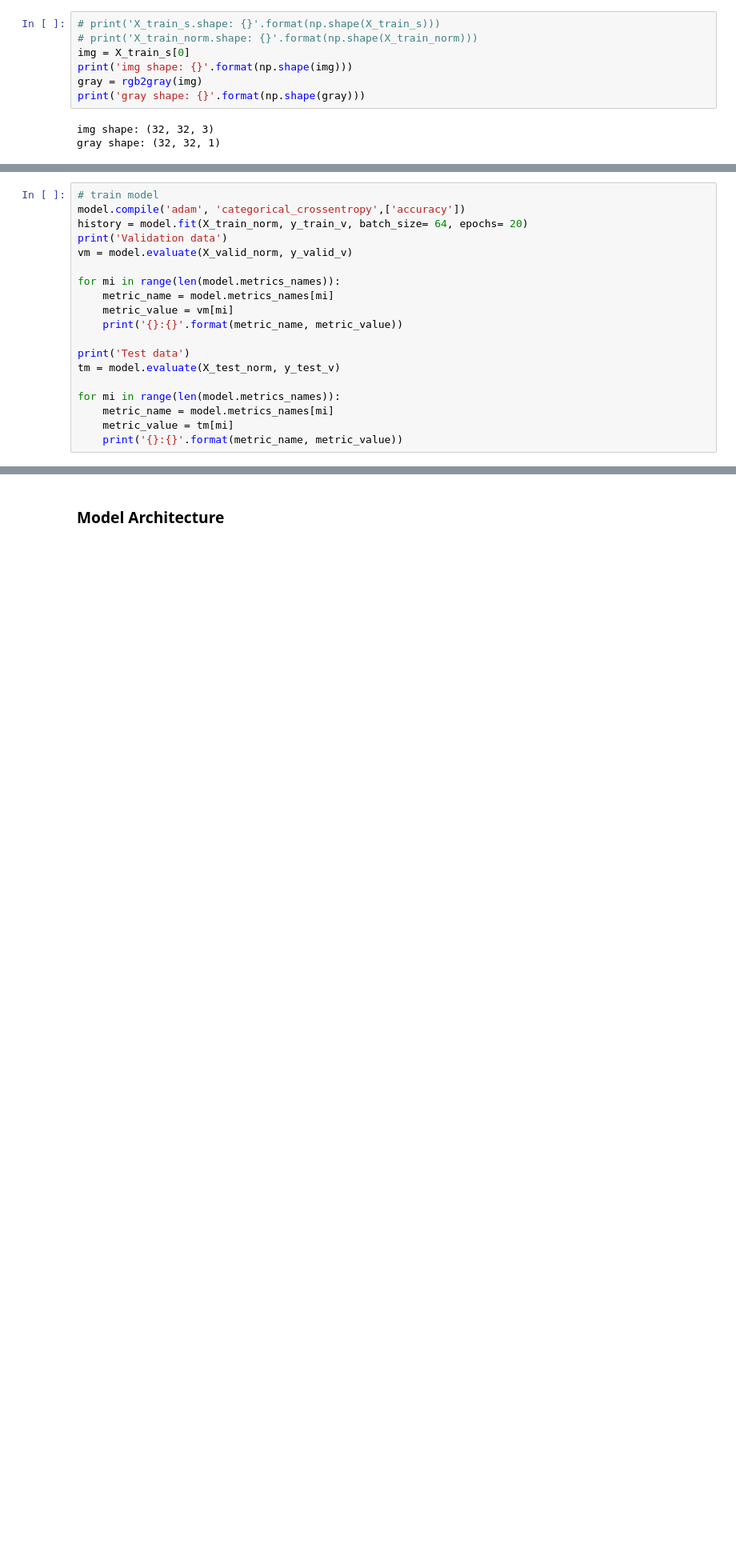
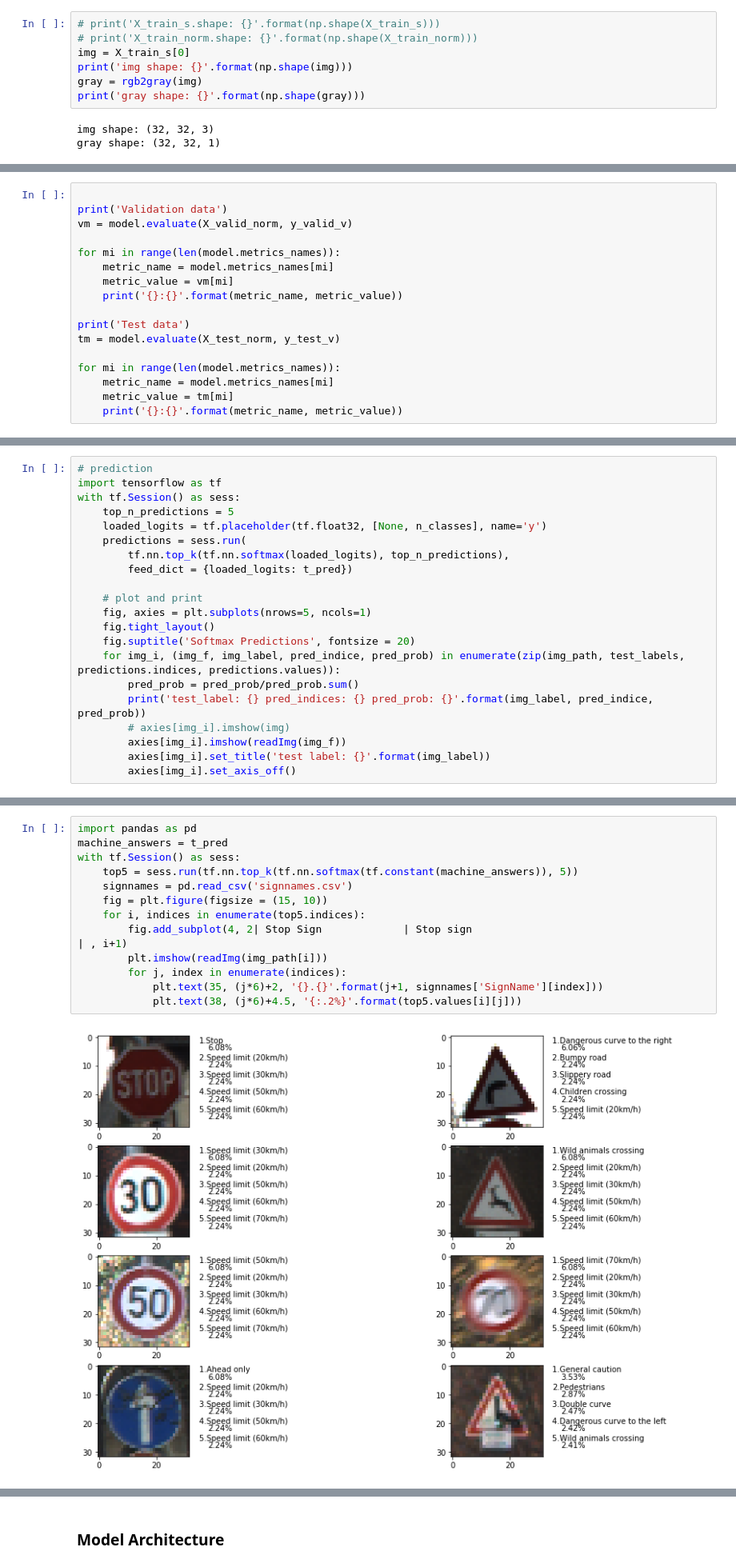
Before and after one commit to rising-turtle/SelfDriving, a Jupyter notebook: CarND-Traffic-Sign-Classifier-Project/Traffic_Sign_Classifier.ipynb, the cells around one changed output, grey strips where cells are left out. Shown at 80% size. Cells and saved outputs as stored; diff of their text form; blank space fills up the shorter version.

Commit message:
Second version of the project Traffic_sign

```diff
--- a/CarND-Traffic-Sign-Classifier-Project/Traffic_Sign_Classifier.ipynb
+++ b/CarND-Traffic-Sign-Classifier-Project/Traffic_Sign_Classifier.ipynb
@@ -246,7 +388,5 @@ gray shape: (32, 32, 1)
 # %%
-# train model
-model.compile('adam', 'categorical_crossentropy',['accuracy'])
-history = model.fit(X_train_norm, y_train_v, batch_size= 64, epochs= 20)
+
 print('Validation data')
 vm = model.evaluate(X_valid_norm, y_valid_v)
 
@@ -284,0 +492,21 @@ def cnn_model():
+# %%
+# prediction
+import tensorflow as tf
+with tf.Session() as sess:
+    top_n_predictions = 5
+    loaded_logits = tf.placeholder(tf.float32, [None, n_classes], name='y')
+    predictions = sess.run(
+        tf.nn.top_k(tf.nn.softmax(loaded_logits), top_n_predictions),
+        feed_dict = {loaded_logits: t_pred})
+
+    # plot and print
+    fig, axies = plt.subplots(nrows=5, ncols=1)
+    fig.tight_layout()
+    fig.suptitle('Softmax Predictions', fontsize = 20)
+    for img_i, (img_f, img_label, pred_indice, pred_prob) in enumerate(zip(img_path, test_labels, predictions.indices, predictions.values)):
+        pred_prob = pred_prob/pred_prob.sum()
+        print('test_label: {} pred_indices: {} pred_prob: {}'.format(img_label, pred_indice, pred_prob))
+        # axies[img_i].imshow(img)
+        axies[img_i].imshow(readImg(img_f))
+        axies[img_i].set_title('test label: {}'.format(img_label))
+        axies[img_i].set_axis_off()
@@ -284,0 +522,15 @@ def cnn_model():
+# %%
+import pandas as pd
+machine_answers = t_pred
+with tf.Session() as sess:
+    top5 = sess.run(tf.nn.top_k(tf.nn.softmax(tf.constant(machine_answers)), 5))
+    signnames = pd.read_csv('signnames.csv')
+    fig = plt.figure(figsize = (15, 10))
+    for i, indices in enumerate(top5.indices):
+        fig.add_subplot(4, 2| Stop Sign      		| Stop sign   									| , i+1)
+        plt.imshow(readImg(img_path[i]))
+        for j, index in enumerate(indices):
+            plt.text(35, (j*6)+2, '{}.{}'.format(j+1, signnames['SignName'][index]))
+            plt.text(38, (j*6)+4.5, '{:.2%}'.format(top5.values[i][j]))
+# %% [output]
+[figure, added]
```
Also changed, not shown: parts of 15 cells of this notebook, 7 other files.
